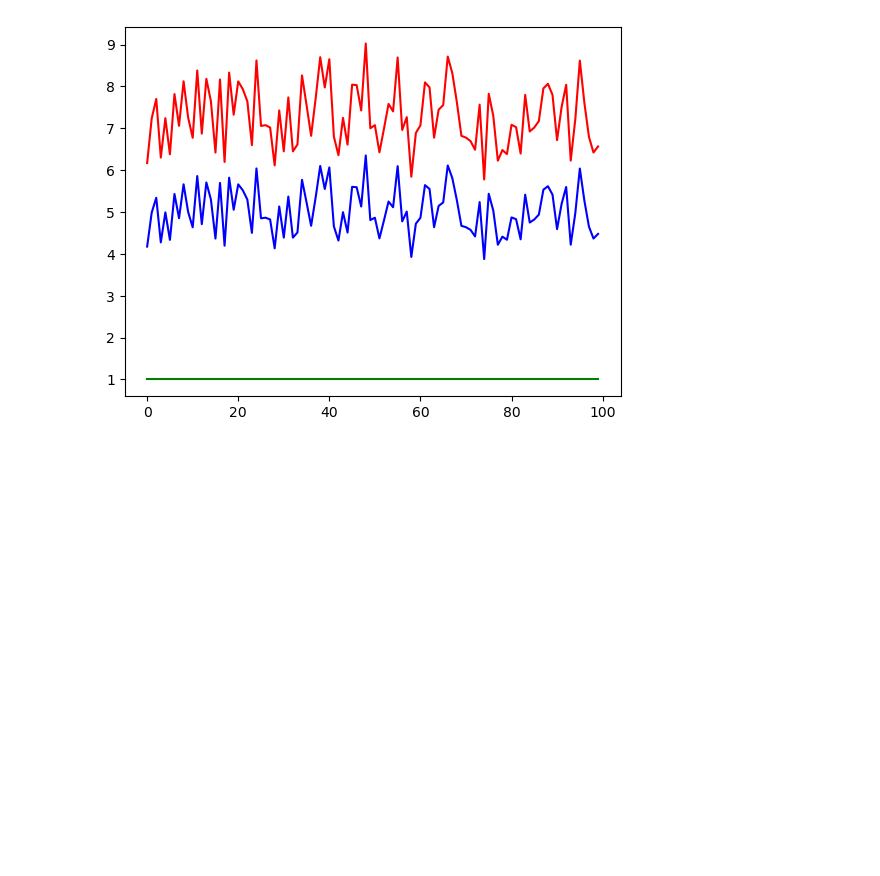
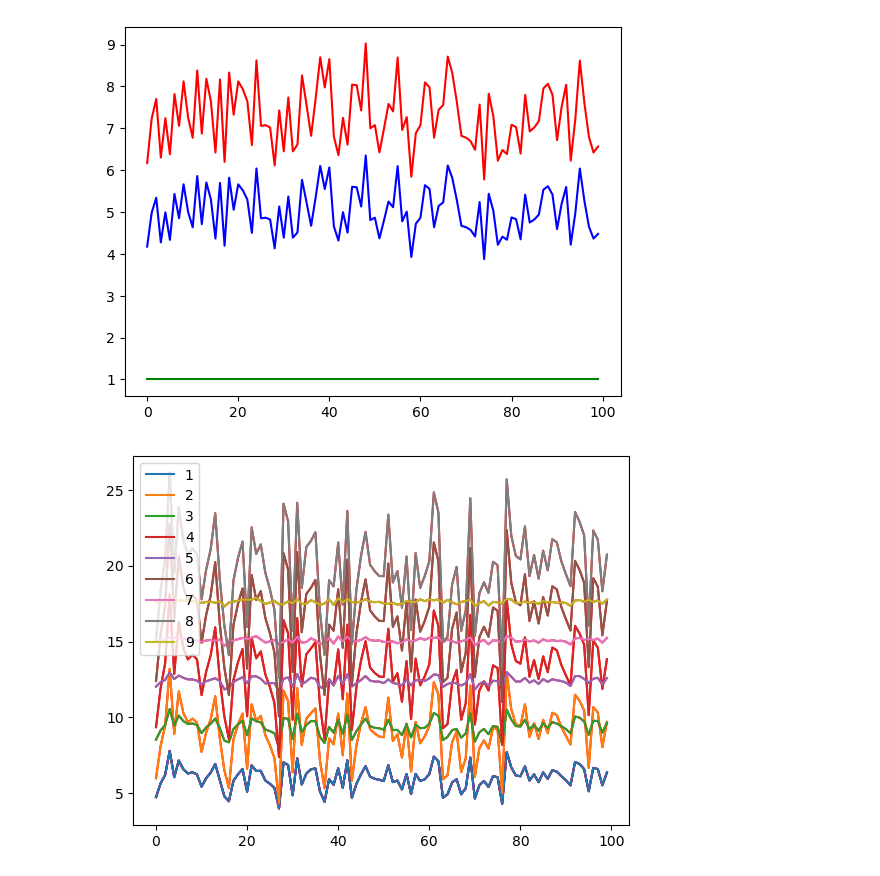
Before and after one commit to shepai/Chaos-Robotics, a Jupyter notebook: Simulation/OpenAIGym/open_ai_example.ipynb, the cells around one changed output. Saved outputs shown, nothing was run; the diff lists cells and outputs as text; code cells hidden in the pictures; blank space fills up the shorter version.

Commit message:
show sig

```diff
--- a/Simulation/OpenAIGym/open_ai_example.ipynb
+++ b/Simulation/OpenAIGym/open_ai_example.ipynb
@@ -598,3 +602,33 @@ x=show_gen_control(100,a,b)
 plt.show()
 # %% [output]
 [figure]
+# %%
+#feedback looop
+a=1
+b=1
+size=100
+
+#sensory_sig=np.zeros((size,))+1
+sensory_sig=np.random.normal(5,0.5,(size,))
+def gen_control(size,sig,a,b,sensory_want):
+
+    for i in range(size):
+        I=(sensory_sig[i]-sensory_want[i])*maths.log(1+(maths.e**(a)))+(sensory_want[i]+b)
+        sig[i]=I
+    plt.plot(sig,c="r")
+    return sig
+
+sensory_hat=np.random.normal(5,0.1,(size,))
+x=np.zeros((size,))
+initial=gen_control(size,x,a,b,sensory_hat)
+plt.plot(initial,c="b")
+
+for i in range(1,10):
+    x=gen_control(size,x,a,b,sensory_hat)
+    a=min(x)-b
+    b=min(x)
+    plt.plot(initial,label=str(i))
+plt.legend()
+plt.show()
+# %% [output]
+[figure, added]
```
Also changed, not shown: parts of 6 cells of this notebook, 1 other file.
